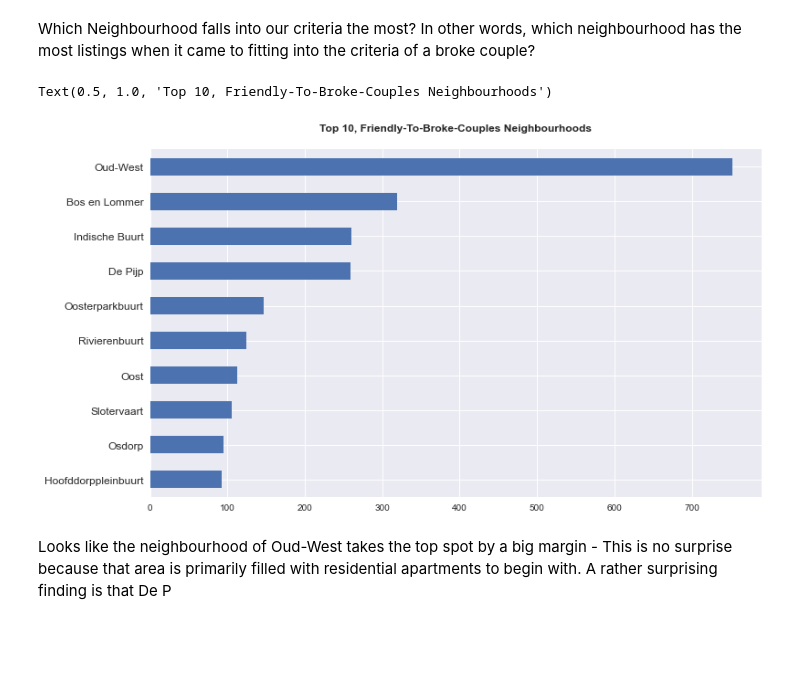
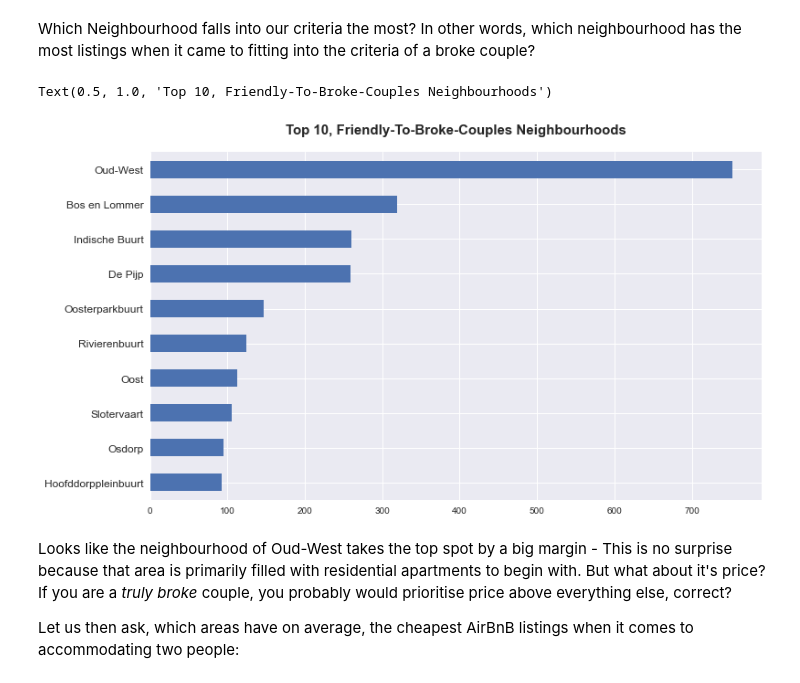
Before and after one commit to Chatresabarkah/AirBnB-EDA, a Jupyter notebook: Noob-EDA-AirBnB.ipynb, the cells around one changed output. Cells and saved outputs as stored; diff of their text form; code cells hidden in the pictures; blank space fills up the shorter version.

```diff
--- a/Noob-EDA-AirBnB.ipynb
+++ b/Noob-EDA-AirBnB.ipynb
@@ -14,7 +18,7 @@ import seaborn as sns
 import matplotlib.pyplot as plt
 plt.style.use('seaborn')
 # %%
-listings_raw = pd.read_csv("AirBnB-EDA/Airbnb-data/listings_details.csv", low_memory= False)
+listings_raw = pd.read_csv("Airbnb-data/listings_details.csv", low_memory= False)
 # %% [markdown]
 Since the dataset has too much columns, let's narrow it down to the most important ones
 # %%
@@ -136,10 +140,12 @@ Which Neighbourhood falls into our criteria the most? In other words, which neig
 # %%
 plt.figure(figsize=(12,7))
 listingsv1['neighbourhood'].value_counts().head(10).plot(kind='barh').invert_yaxis()
 plt.yticks(fontsize = 12, rotation = 0)
-plt.title('Top 10, Friendly-To-Broke-Couples Neighbourhoods', fontsize= 12, fontweight = 'bold', pad = 20)
+plt.title('Top 10, Friendly-To-Broke-Couples Neighbourhoods', fontsize= 15, fontweight = 'bold', pad = 20)
 # %% [output]
 Text(0.5, 1.0, 'Top 10, Friendly-To-Broke-Couples Neighbourhoods')
-[figure, old version]
+[figure, new version]
 # %% [markdown]
-Looks like the neighbourhood of Oud-West takes the top spot by a big margin - This is no surprise because that area is primarily filled with residential apartments to begin with. A rather surprising finding is that De P
+Looks like the neighbourhood of Oud-West takes the top spot by a big margin - This is no surprise because that area is primarily filled with residential apartments to begin with. But what about it's price? If you are a *truly broke* couple, you probably would prioritise price above everything else, correct?
+
+Let us then ask, which areas have on average, the cheapest AirBnB listings when it comes to accommodating two people:
```
Also changed, not shown: parts of 4 cells of this notebook.
